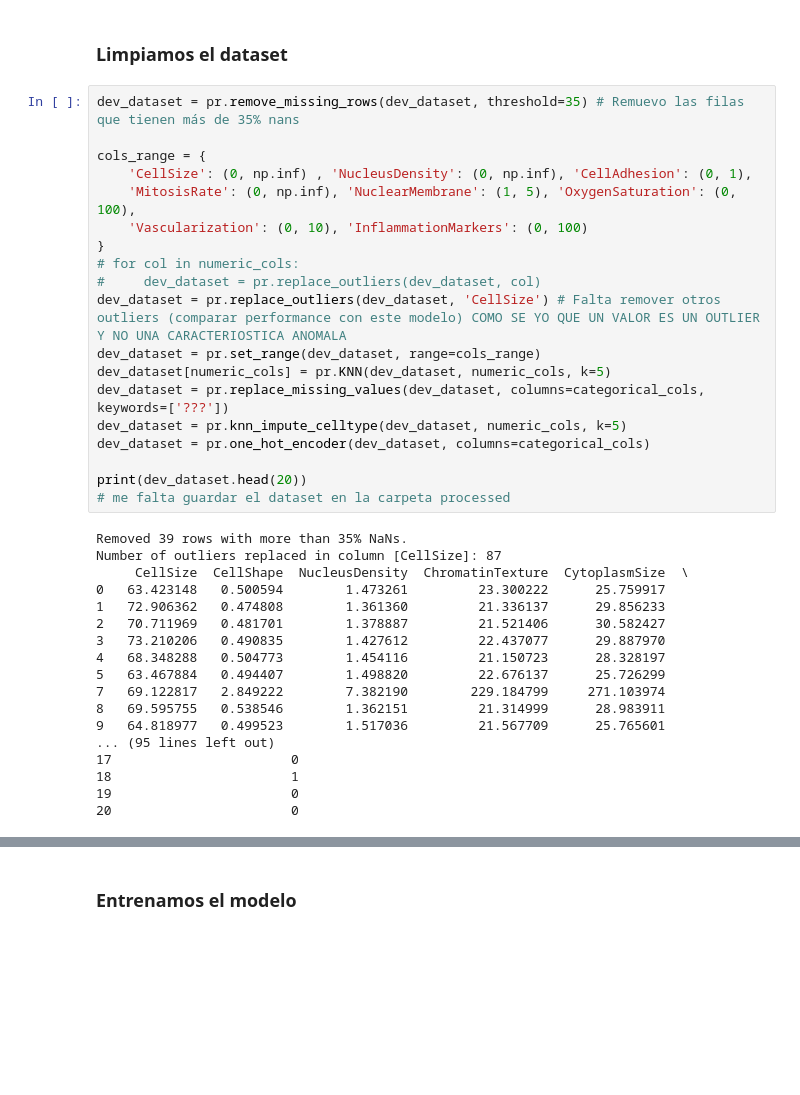
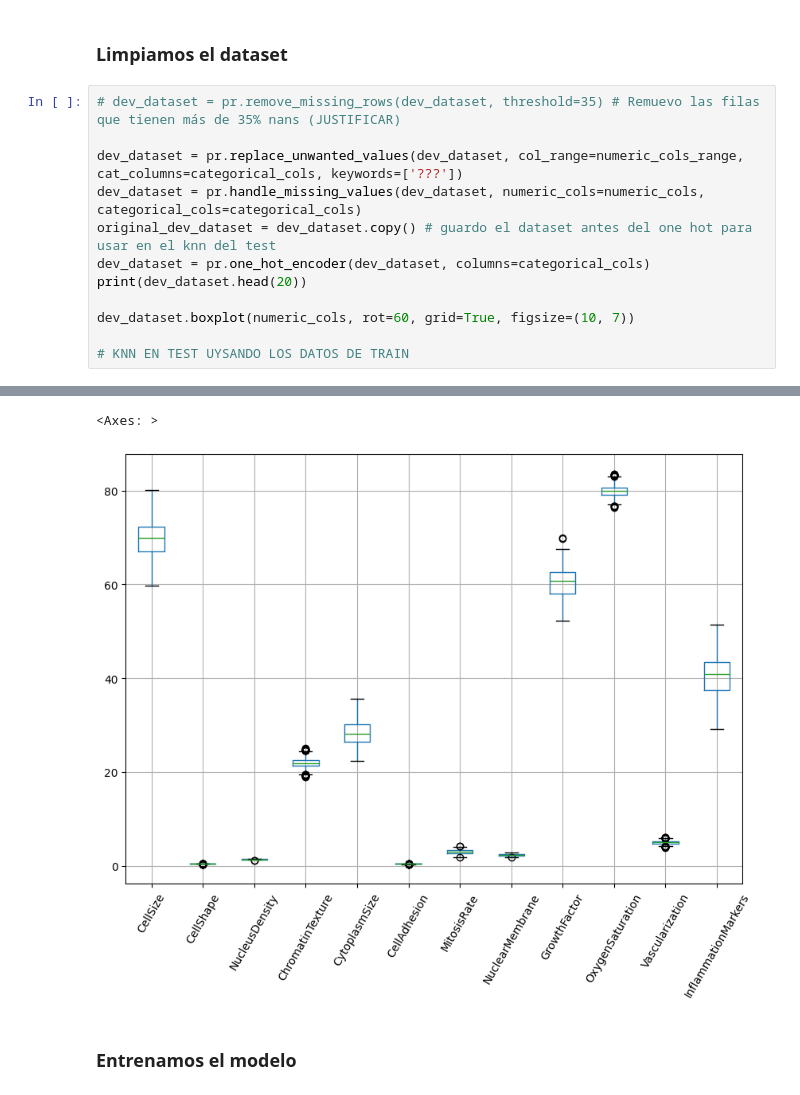
Before and after one commit to fedegutman/TP2ML, a Jupyter notebook: GUTMAN_FEDERICO_Notebook_TP2.ipynb, the cells around one changed output, grey strips where cells are left out. Saved outputs shown, nothing was run; the diff lists cells and outputs as text; blank space fills up the shorter version.

```diff
--- a/GUTMAN_FEDERICO_Notebook_TP2.ipynb
+++ b/GUTMAN_FEDERICO_Notebook_TP2.ipynb
@@ -63,39 +88,15 @@ Name: count, dtype: int64
 # %% [markdown]
 ### Limpiamos el dataset
-# %%
-dev_dataset = pr.remove_missing_rows(dev_dataset, threshold=35) # Remuevo las filas que tienen más de 35% nans
-
-cols_range = {
-    'CellSize': (0, np.inf) , 'NucleusDensity': (0, np.inf), 'CellAdhesion': (0, 1),
-    'MitosisRate': (0, np.inf), 'NuclearMembrane': (1, 5), 'OxygenSaturation': (0, 100),
-    'Vascularization': (0, 10), 'InflammationMarkers': (0, 100)
-}
-# for col in numeric_cols:
-#     dev_dataset = pr.replace_outliers(dev_dataset, col)
-dev_dataset = pr.replace_outliers(dev_dataset, 'CellSize') # Falta remover otros outliers (comparar performance con este modelo) COMO SE YO QUE UN VALOR ES UN OUTLIER Y NO UNA CARACTERIOSTICA ANOMALA
-dev_dataset = pr.set_range(dev_dataset, range=cols_range)
-dev_dataset[numeric_cols] = pr.KNN(dev_dataset, numeric_cols, k=5)
-dev_dataset = pr.replace_missing_values(dev_dataset, columns=categorical_cols, keywords=['???'])
-dev_dataset = pr.knn_impute_celltype(dev_dataset, numeric_cols, k=5)
-dev_dataset = pr.one_hot_encoder(dev_dataset, columns=categorical_cols)
-
-print(dev_dataset.head(20))
-# me falta guardar el dataset en la carpeta processed
-# %% [output]
-Removed 39 rows with more than 35% NaNs.
-Number of outliers replaced in column [CellSize]: 87
-     CellSize  CellShape  NucleusDensity  ChromatinTexture  CytoplasmSize  \
-0   63.423148   0.500594        1.473261         23.300222      25.759917
-1   72.906362   0.474808        1.361360         21.336137      29.856233
-2   70.711969   0.481701        1.378887         21.521406      30.582427
-3   73.210206   0.490835        1.427612         22.437077      29.887970
-4   68.348288   0.504773        1.454116         21.150723      28.328197
-5   63.467884   0.494407        1.498820         22.676137      25.726299
-7   69.122817   2.849222        7.382190        229.184799     271.103974
-8   69.595755   0.538546        1.362151         21.314999      28.983911
-9   64.818977   0.499523        1.517036         21.567709      25.765601
-... (95 lines left out)
-17                       0
-18                       1
-19                       0
-20                       0
+# %%
+# dev_dataset = pr.remove_missing_rows(dev_dataset, threshold=35) # Remuevo las filas que tienen más de 35% nans (JUSTIFICAR)
+
+dev_dataset = pr.replace_unwanted_values(dev_dataset, col_range=numeric_cols_range, cat_columns=categorical_cols, keywords=['???'])
+dev_dataset = pr.handle_missing_values(dev_dataset, numeric_cols=numeric_cols, categorical_cols=categorical_cols)
+original_dev_dataset = dev_dataset.copy() # guardo el dataset antes del one hot para usar en el knn del test
+dev_dataset = pr.one_hot_encoder(dev_dataset, columns=categorical_cols)
+print(dev_dataset.head(20))
+
+dev_dataset.boxplot(numeric_cols, rot=60, grid=True, figsize=(10, 7))
+
+# KNN EN TEST UYSANDO LOS DATOS DE TRAIN
+# %% [output]
@@ -102,3 +120,5 @@ Number of outliers replaced in column [CellSize]: 87
+<Axes: >
+[figure, added]
 # %% [markdown]
 ### Entrenamos el modelo
 # %% [markdown]
```
Also changed, not shown: parts of 16 cells of this notebook, 4 other files.
